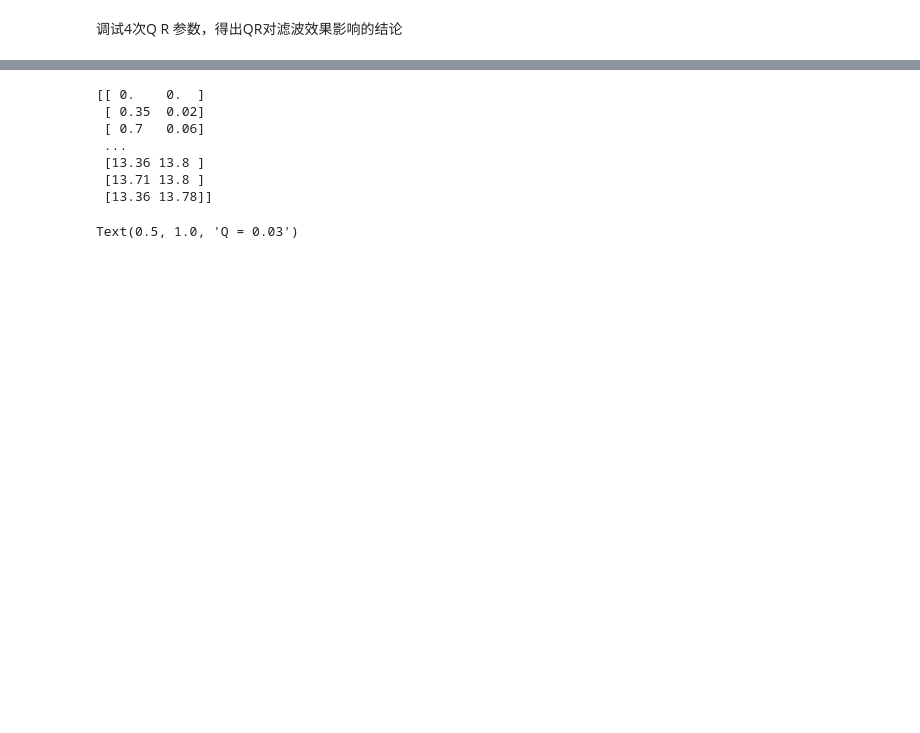
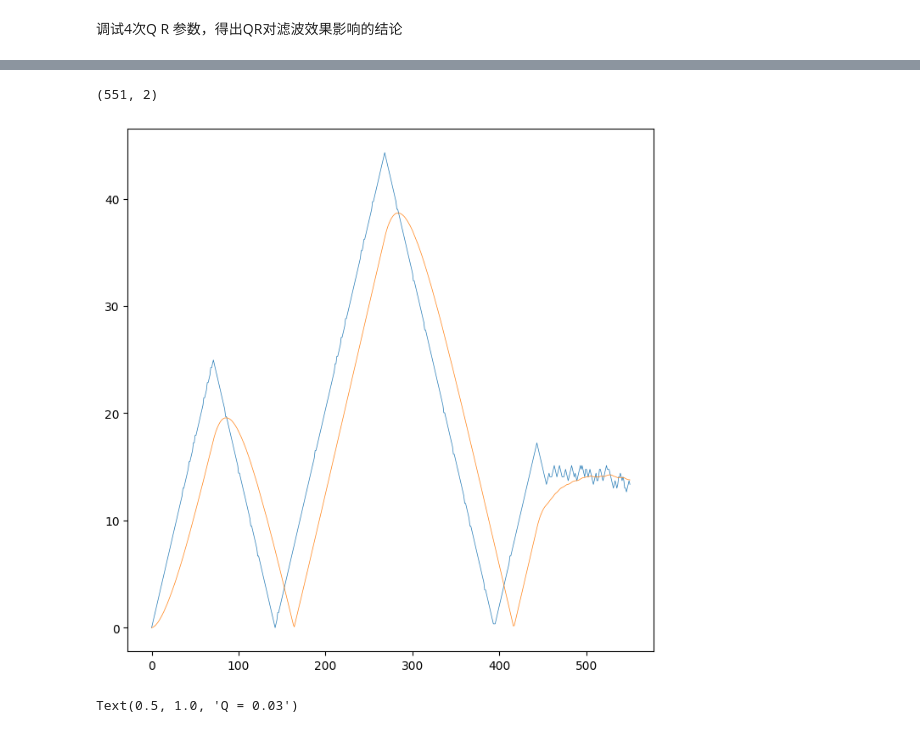
Before and after one commit to Ouch-Lee/diploma_project, a Jupyter notebook: EE_control/plot_angles.ipynb, the cells around one changed output, grey strips where cells are left out. Cells and saved outputs as stored; diff of their text form; code cells hidden in the pictures; blank space fills up the shorter version.

```diff
--- a/EE_control/plot_angles.ipynb
+++ b/EE_control/plot_angles.ipynb
@@ -56,15 +89,14 @@ def openreadtxt(file_name):
 
 
 data_Q_003 = openreadtxt('d:\\桌面\\毕业设计\\diploma_project\\EE_control\\angle_data\\R=16\\datas_serial_Q=0.03.txt')
-print(data_Q_003)
+
+print(data_Q_003.shape)
 # %% [output]
-[[ 0.    0.  ]
- [ 0.35  0.02]
- [ 0.7   0.06]
- ...
- [13.36 13.8 ]
- [13.71 13.8 ]
- [13.36 13.78]]
+(551, 2)
+# %%
+plot_the_curve('d:\\桌面\\毕业设计\\diploma_project\\EE_control\\angle_data\\R=16\\datas_serial_Q=0.03.txt',100, (8,8))
+# %% [output]
+[figure, added]
 # %%
 plt.figure(1)
 len_1 = len(data_Q_003)
```
Also changed, not shown: parts of 20 cells of this notebook, 19 other files.
